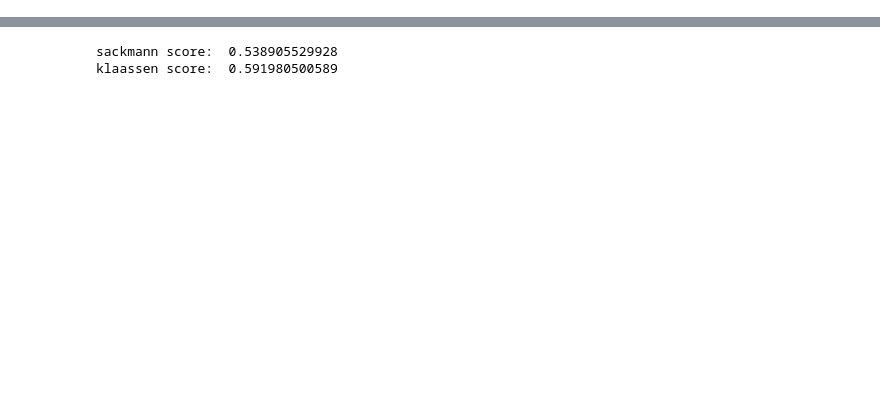
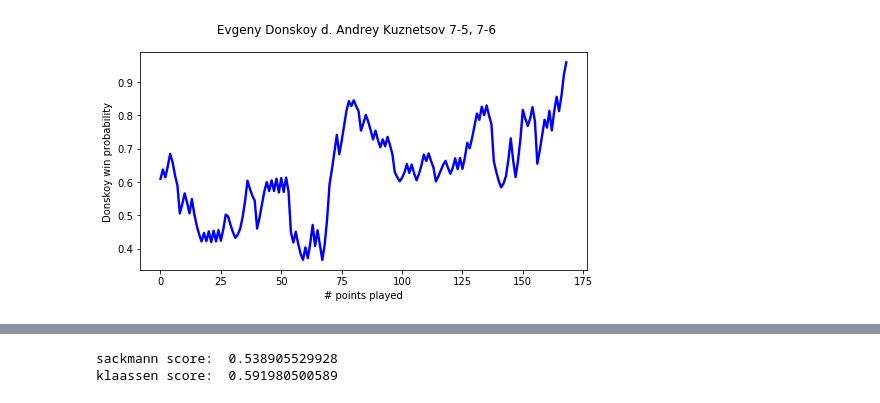
Before and after one commit to jgollub1/pbp_explorations, a Jupyter notebook: probability models.ipynb, the cells around one changed output, grey strips where cells are left out. Cells and saved outputs as stored; diff of their text form; code cells hidden in the pictures; blank space fills up the shorter version.

```diff
--- a/probability models.ipynb
+++ b/probability models.ipynb
@@ -95,0 +186,12 @@ print 'klaassen score JS: ',k_score
+# %%
+match2 = df[df['match_id']==2]
+m2_probs = match2['klaassen_prob_a_400']
+fig = plt.figure(figsize=(8,4))
+ax = fig.add_subplot(1,1,1)
+ax.plot(np.arange(len(m2_probs)),1-m2_probs,'b-',linewidth=2.4)
+fig.suptitle('Evgeny Donskoy d. Andrey Kuznetsov 7-5, 7-6')
+ax.set_ylabel('Donskoy win probability')
+ax.set_xlabel('# points played')
+fig.show()
+# %% [output]
+[figure, added]
```
Also changed, not shown: parts of 23 cells of this notebook, 6 other files.
